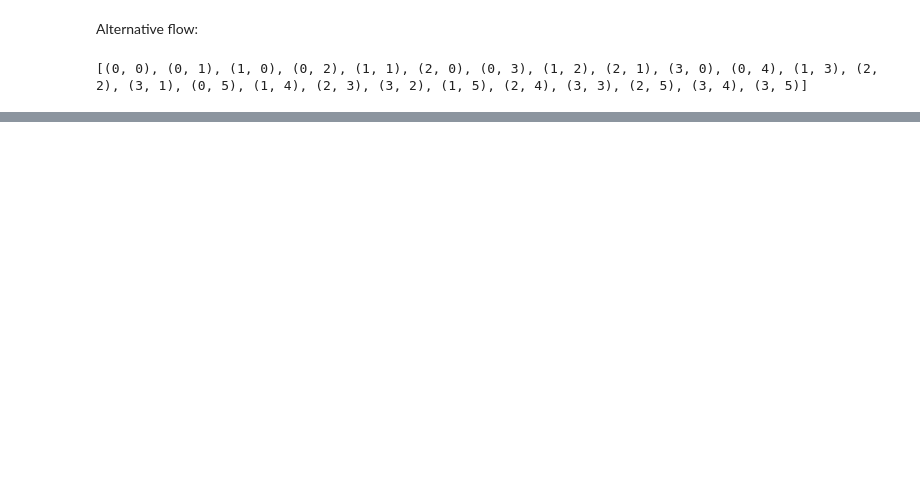
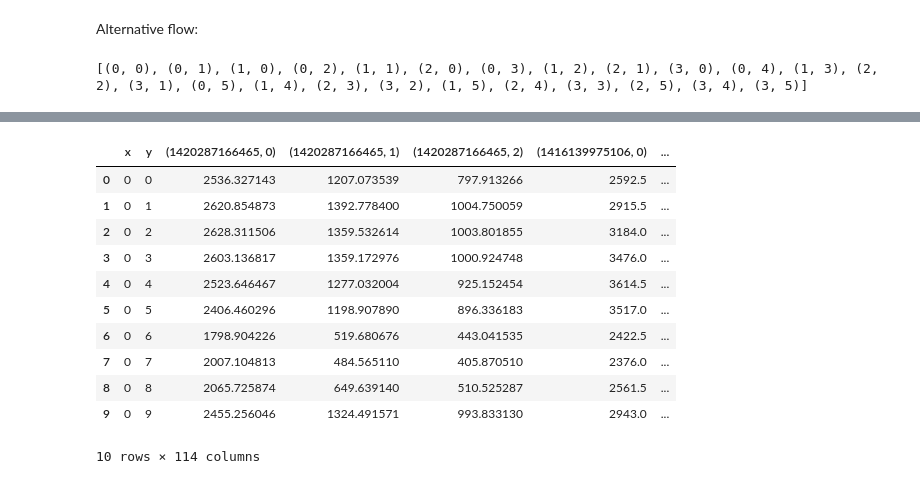
Before and after one commit to HKCaesar/EarthEngineDataProcessing, a Jupyter notebook: alternative.ipynb, the cells around one changed output, grey strips where cells are left out. Saved outputs shown, nothing was run; the diff lists cells and outputs as text; code cells hidden in the pictures; blank space fills up the shorter version.

Commit message:
complete training data format

```diff
--- a/alternative.ipynb
+++ b/alternative.ipynb
@@ -168,0 +228,7 @@ train.head(10)
+# %%
+df = pd.DataFrame(label_converted)
+# %%
+df['x'] = df.index
+# %%
+label_set = pd.melt(df, id_vars='x')
+label_set.head(10)
@@ -168,0 +247,18 @@ train.head(10)
+# %%
+train_labelled = pd.merge(train, label_set, left_on=['major', 'minor'], right_on=['x', 'variable'], copy=False)
+train_labelled = train_labelled.drop(['x', 'variable'], axis=1).rename(columns={('major', ''): 'x', ('minor', ''): 'y', 'value': 'label'})
+# %%
+train_labelled.head(10)
+# %% [output]
+|  | x | y | (1420287166465, 0) | (1420287166465, 1) | (1420287166465, 2) | (1416139975106, 0) | ... |
+| 0 | 0 | 0 | 2536.327143 | 1207.073539 | 797.913266 | 2592.5 | ... |
+| 1 | 0 | 1 | 2620.854873 | 1392.778400 | 1004.750059 | 2915.5 | ... |
+| 2 | 0 | 2 | 2628.311506 | 1359.532614 | 1003.801855 | 3184.0 | ... |
+| 3 | 0 | 3 | 2603.136817 | 1359.172976 | 1000.924748 | 3476.0 | ... |
+| 4 | 0 | 4 | 2523.646467 | 1277.032004 | 925.152454 | 3614.5 | ... |
+| 5 | 0 | 5 | 2406.460296 | 1198.907890 | 896.336183 | 3517.0 | ... |
+| 6 | 0 | 6 | 1798.904226 | 519.680676 | 443.041535 | 2422.5 | ... |
+| 7 | 0 | 7 | 2007.104813 | 484.565110 | 405.870510 | 2376.0 | ... |
+| 8 | 0 | 8 | 2065.725874 | 649.639140 | 510.525287 | 2561.5 | ... |
+| 9 | 0 | 9 | 2455.256046 | 1324.491571 | 993.833130 | 2943.0 | ... |
+10 rows × 114 columns
```
Also changed, not shown: parts of 24 cells of this notebook, 1 other file.
